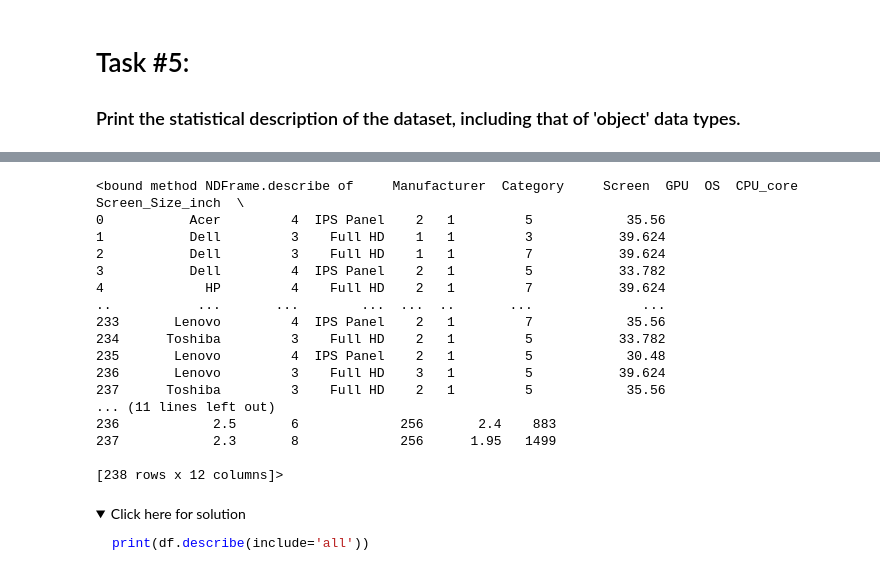
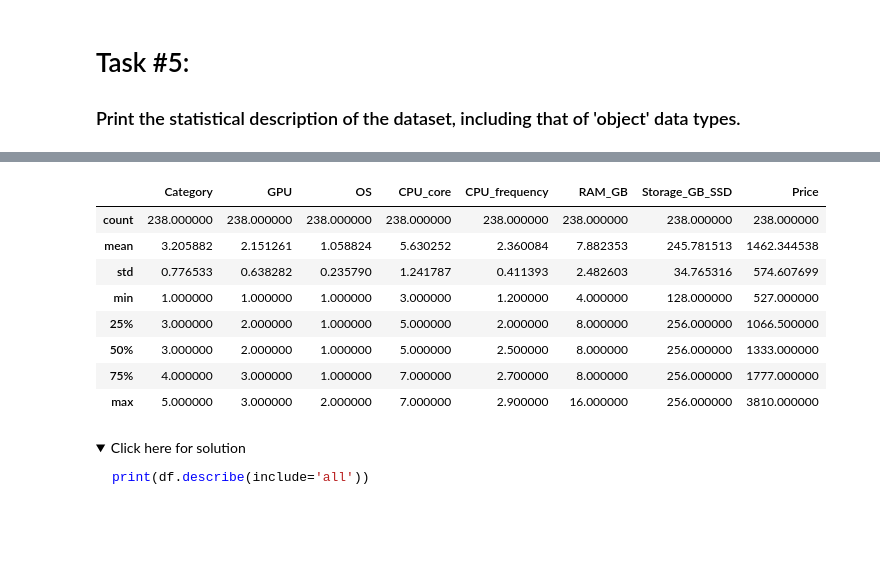
Before and after one commit to mengnanxuds/dataAnalysisAutomation, a Jupyter notebook: projects/1.3 Practice_data_loading.ipynb, the cells around one changed output, grey strips where cells are left out. Drawn from its saved outputs; the diff is of its cells as text; code cells hidden in the pictures; folded sections open; blank space fills up the shorter version.

```diff
--- a/projects/1.3 Practice_data_loading.ipynb
+++ b/projects/1.3 Practice_data_loading.ipynb
@@ -178,25 +186,17 @@ df.describe(include = 'all')
 | 75% | NaN | 4.000000 | NaN | 3.000000 | 1.000000 | 7.000000 | NaN | 2.700000 | 8.000000 | ... |
 | max | NaN | 5.000000 | NaN | 3.000000 | 2.000000 | 7.000000 | NaN | 2.900000 | 16.000000 | ... |
 # %%
-df.describe（）
+df.describe()
 # %% [output]
-<bound method NDFrame.describe of     Manufacturer  Category     Screen  GPU  OS  CPU_core Screen_Size_inch  \
-0           Acer         4  IPS Panel    2   1         5            35.56
-1           Dell         3    Full HD    1   1         3           39.624
-2           Dell         3    Full HD    1   1         7           39.624
-3           Dell         4  IPS Panel    2   1         5           33.782
-4             HP         4    Full HD    2   1         7           39.624
-..           ...       ...        ...  ...  ..       ...              ...
-233       Lenovo         4  IPS Panel    2   1         7            35.56
-234      Toshiba         3    Full HD    2   1         5           33.782
-235       Lenovo         4  IPS Panel    2   1         5            30.48
-236       Lenovo         3    Full HD    3   1         5           39.624
-237      Toshiba         3    Full HD    2   1         5            35.56
-... (11 lines left out)
-236            2.5       6             256       2.4    883
-237            2.3       8             256      1.95   1499
-
-[238 rows x 12 columns]>
+|  | Category | GPU | OS | CPU_core | CPU_frequency | RAM_GB | Storage_GB_SSD | Price |
+| count | 238.000000 | 238.000000 | 238.000000 | 238.000000 | 238.000000 | 238.000000 | 238.000000 | 238.000000 |
+| mean | 3.205882 | 2.151261 | 1.058824 | 5.630252 | 2.360084 | 7.882353 | 245.781513 | 1462.344538 |
+| std | 0.776533 | 0.638282 | 0.235790 | 1.241787 | 0.411393 | 2.482603 | 34.765316 | 574.607699 |
+| min | 1.000000 | 1.000000 | 1.000000 | 3.000000 | 1.200000 | 4.000000 | 128.000000 | 527.000000 |
+| 25% | 3.000000 | 2.000000 | 1.000000 | 5.000000 | 2.000000 | 8.000000 | 256.000000 | 1066.500000 |
+| 50% | 3.000000 | 2.000000 | 1.000000 | 5.000000 | 2.500000 | 8.000000 | 256.000000 | 1333.000000 |
+| 75% | 4.000000 | 3.000000 | 1.000000 | 7.000000 | 2.700000 | 8.000000 | 256.000000 | 1777.000000 |
+| max | 5.000000 | 3.000000 | 2.000000 | 7.000000 | 2.900000 | 16.000000 | 256.000000 | 3810.000000 |
 # %% [markdown]
 <details><summary>Click here for solution</summary>
 
```
Also changed, not shown: parts of 17 cells of this notebook, 7 other files.
